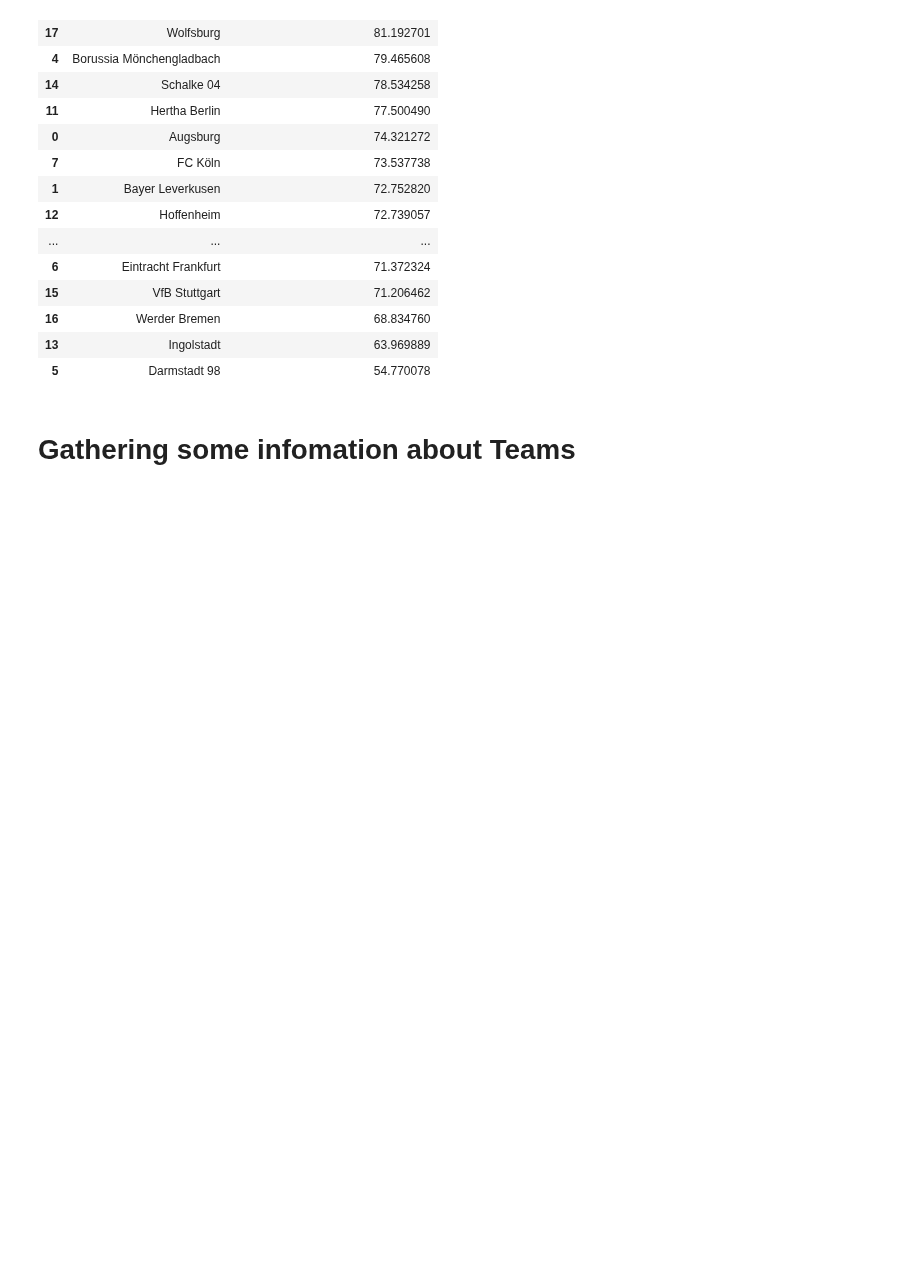
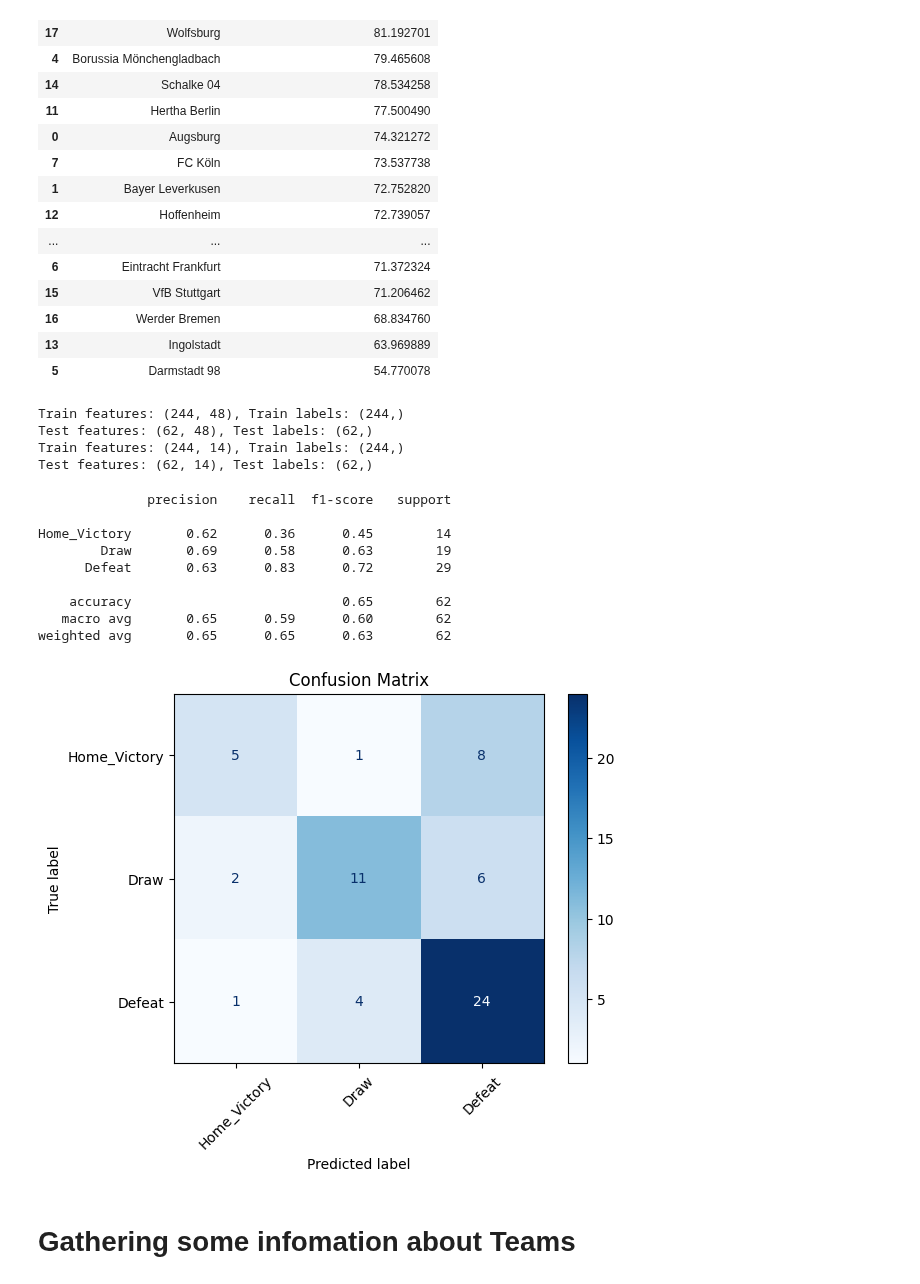
Before and after one commit to MaxPrinz98/FootballDSAI, a Jupyter notebook: Team_ranking.ipynb, the cells around one changed output. Drawn from its saved outputs; the diff is of its cells as text; code cells hidden in the pictures; blank space fills up the shorter version.

Commit message:
Added the generation of datasets and first basic classification algorithm

```diff
--- a/Team_ranking.ipynb
+++ b/Team_ranking.ipynb
@@ -145,3 +163,73 @@ team_stats.groupby(['team'])['pass_completion_percentage'].mean().reset_index(na
+# %%
+train_dataset = generate_dataset(team_stats=team_stats, matches=matches, amount_of_weeks_to_simulate=34)
+# %%
+X = train_dataset.drop(columns=['actual_result'])  # All columns except the target
+y = train_dataset['actual_result']  # Just the target column
+
+# Initial split (stratified)
+X_train, X_test, y_train, y_test = train_test_split(
+    X, y,
+    test_size=0.2,
+    random_state=42,
+    stratify=y
+)
+
+# 2. Define preprocessing
+categorical_features = ['home_team', 'away_team']
+numerical_features = X_train.columns.difference(categorical_features)
+
+preprocessor = ColumnTransformer(
+    transformers=[
+        ('cat', OneHotEncoder(handle_unknown='ignore'), categorical_features),
+        ('num', 'passthrough', numerical_features)
+    ])
+
+# 3. Apply preprocessing SEPARATELY to train and test
+X_train_processed = preprocessor.fit_transform(X_train)
+X_test_processed = preprocessor.transform(X_test)  # Important: use transform(), not fit_transform()
+
+# Verify shapes
+print(f"Train features: {X_train_processed.shape}, Train labels: {y_train.shape}")
+print(f"Test features: {X_test_processed.shape}, Test labels: {y_test.shape}")
+# %% [output]
+Train features: (244, 48), Train labels: (244,)
+Test features: (62, 48), Test labels: (62,)
+Train features: (244, 14), Train labels: (244,)
+Test features: (62, 14), Test labels: (62,)
+# %%
+model = RandomForestClassifier()
+model.fit(X_train_processed, y_train)
+
+predictions = model.predict(X_test_processed)
+
+print(
+    classification_report(
+        y_test,          # True labels (strings)
+        predictions,          # Predicted labels (strings)
+        target_names=['Home_Victory', 'Draw', 'Defeat']  # Optional: ensures consistent order
+    )
+)
+
+ConfusionMatrixDisplay.from_predictions(
+    y_test,
+    predictions,
+    display_labels=['Home_Victory', 'Draw', 'Defeat'],
+    cmap='Blues',
+    xticks_rotation=45
+)
+plt.title('Confusion Matrix')
+plt.show()
+# %% [output]
+              precision    recall  f1-score   support
+
+Home_Victory       0.62      0.36      0.45        14
+        Draw       0.69      0.58      0.63        19
+      Defeat       0.63      0.83      0.72        29
+
+    accuracy                           0.65        62
+   macro avg       0.65      0.59      0.60        62
+weighted avg       0.65      0.65      0.63        62
+[figure, added]
 # %% [markdown]
 # Gathering some infomation about Teams
 # %%
```
Also changed, not shown: parts of 6 cells of this notebook, 3 other files.
